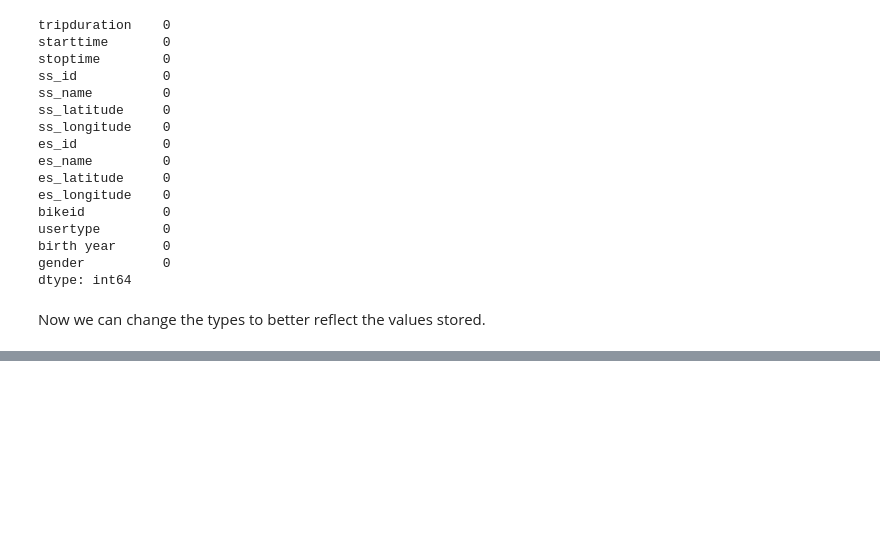
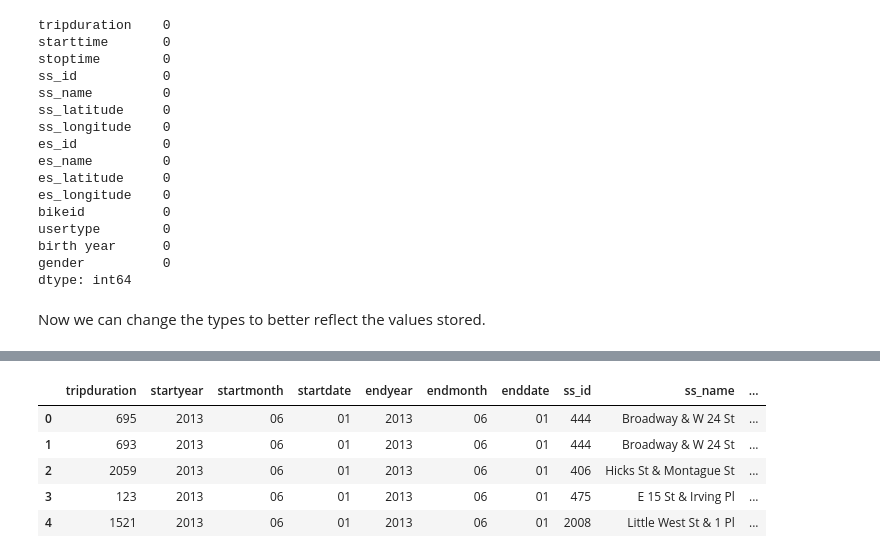
Before and after one commit to AveryGrouette/Group10_Final_Project, a Jupyter notebook: Data_Collection_Storage_Preperation.ipynb, the cells around one changed output, grey strips where cells are left out. Saved outputs shown, nothing was run; the diff lists cells and outputs as text; code cells hidden in the pictures; blank space fills up the shorter version.

```diff
--- a/Data_Collection_Storage_Preperation.ipynb
+++ b/Data_Collection_Storage_Preperation.ipynb
@@ -129,2 +165,18 @@ df = df.astype({"es_id": int, 'birth year': int})
+# %%
+df[['enddate', 'endtime']] = df['stoptime'].str.split(' ', expand=True)
+
+df[['endyear', 'endmonth', 'enddate']] = df['enddate'].str.split('-', expand=True)
+
+df = df[['tripduration', 'startyear', 'startmonth', 'startdate', 'endyear', 'endmonth', 'enddate',  'ss_id', 'ss_name', 'ss_latitude', 'ss_longitude', 'es_id',
+         'es_name', 'es_latitude', 'es_longitude', 'bikeid', 'usertype', 'birth year', 'gender']]
+
+df.head()
+# %% [output]
+|  | tripduration | startyear | startmonth | startdate | endyear | endmonth | enddate | ss_id | ss_name | ... |
+| 0 | 695 | 2013 | 06 | 01 | 2013 | 06 | 01 | 444 | Broadway & W 24 St | ... |
+| 1 | 693 | 2013 | 06 | 01 | 2013 | 06 | 01 | 444 | Broadway & W 24 St | ... |
+| 2 | 2059 | 2013 | 06 | 01 | 2013 | 06 | 01 | 406 | Hicks St & Montague St | ... |
+| 3 | 123 | 2013 | 06 | 01 | 2013 | 06 | 01 | 475 | E 15 St & Irving Pl | ... |
+| 4 | 1521 | 2013 | 06 | 01 | 2013 | 06 | 01 | 2008 | Little West St & 1 Pl | ... |
 # %%
 df.to_csv('clean_data.csv')
```
Also changed, not shown: parts of 4 cells of this notebook, 2 other files.
